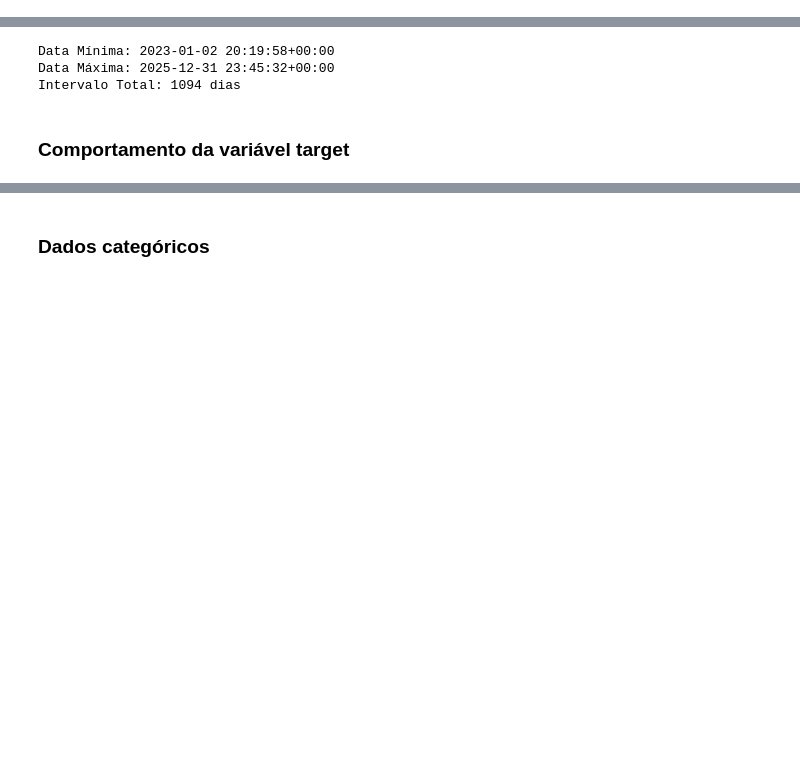
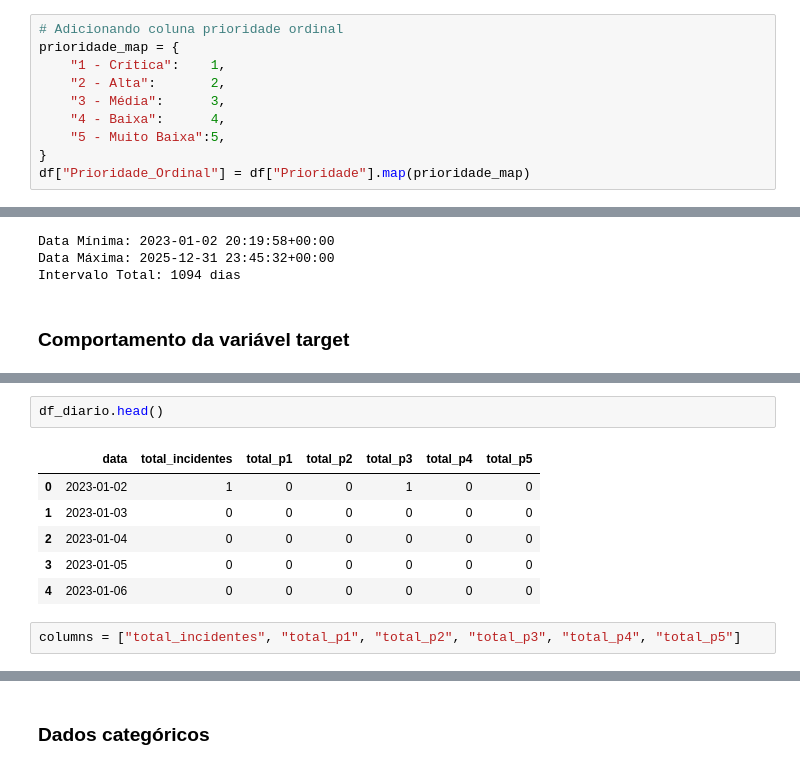
Before and after one commit to jffdevbr/challenge_locaweb, a Jupyter notebook: notebooks/data_exploration_pandas_version.ipynb, the cells around one changed output, grey strips where cells are left out. Saved outputs shown, nothing was run; the diff lists cells and outputs as text; blank space fills up the shorter version.

```diff
--- a/notebooks/data_exploration_pandas_version.ipynb
+++ b/notebooks/data_exploration_pandas_version.ipynb
@@ -129,6 +131,16 @@ Total de Colunas: 23
   Temporais:   3
   Validação:   5
   Categóricas: 11
+# %%
+# Adicionando coluna prioridade ordinal
+prioridade_map = {
+    "1 - Crítica":    1,
+    "2 - Alta":       2,
+    "3 - Média":      3,
+    "4 - Baixa":      4,
+    "5 - Muito Baixa":5,
+}
+df["Prioridade_Ordinal"] = df["Prioridade"].map(prioridade_map)
 # %% [markdown]
 ### Período Temporal
 # %%
@@ -165,0 +200,11 @@ dtype: int32
+# %%
+df_diario.head()
+# %% [output]
+|  | data | total_incidentes | total_p1 | total_p2 | total_p3 | total_p4 | total_p5 |
+| 0 | 2023-01-02 | 1 | 0 | 0 | 1 | 0 | 0 |
+| 1 | 2023-01-03 | 0 | 0 | 0 | 0 | 0 | 0 |
+| 2 | 2023-01-04 | 0 | 0 | 0 | 0 | 0 | 0 |
+| 3 | 2023-01-05 | 0 | 0 | 0 | 0 | 0 | 0 |
+| 4 | 2023-01-06 | 0 | 0 | 0 | 0 | 0 | 0 |
+# %%
+columns = ["total_incidentes", "total_p1", "total_p2", "total_p3", "total_p4", "total_p5"]
```
Also changed, not shown: parts of 15 cells of this notebook.
